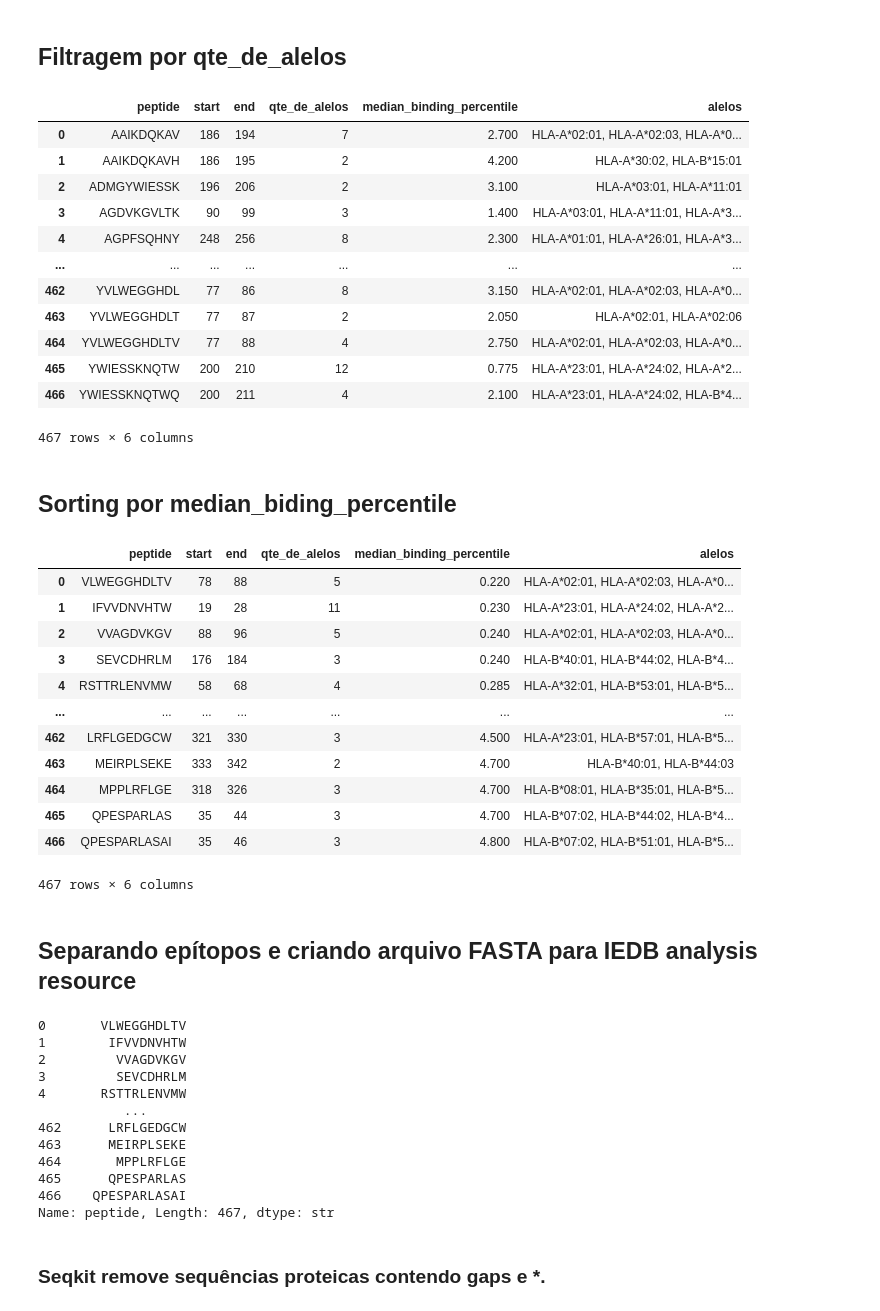
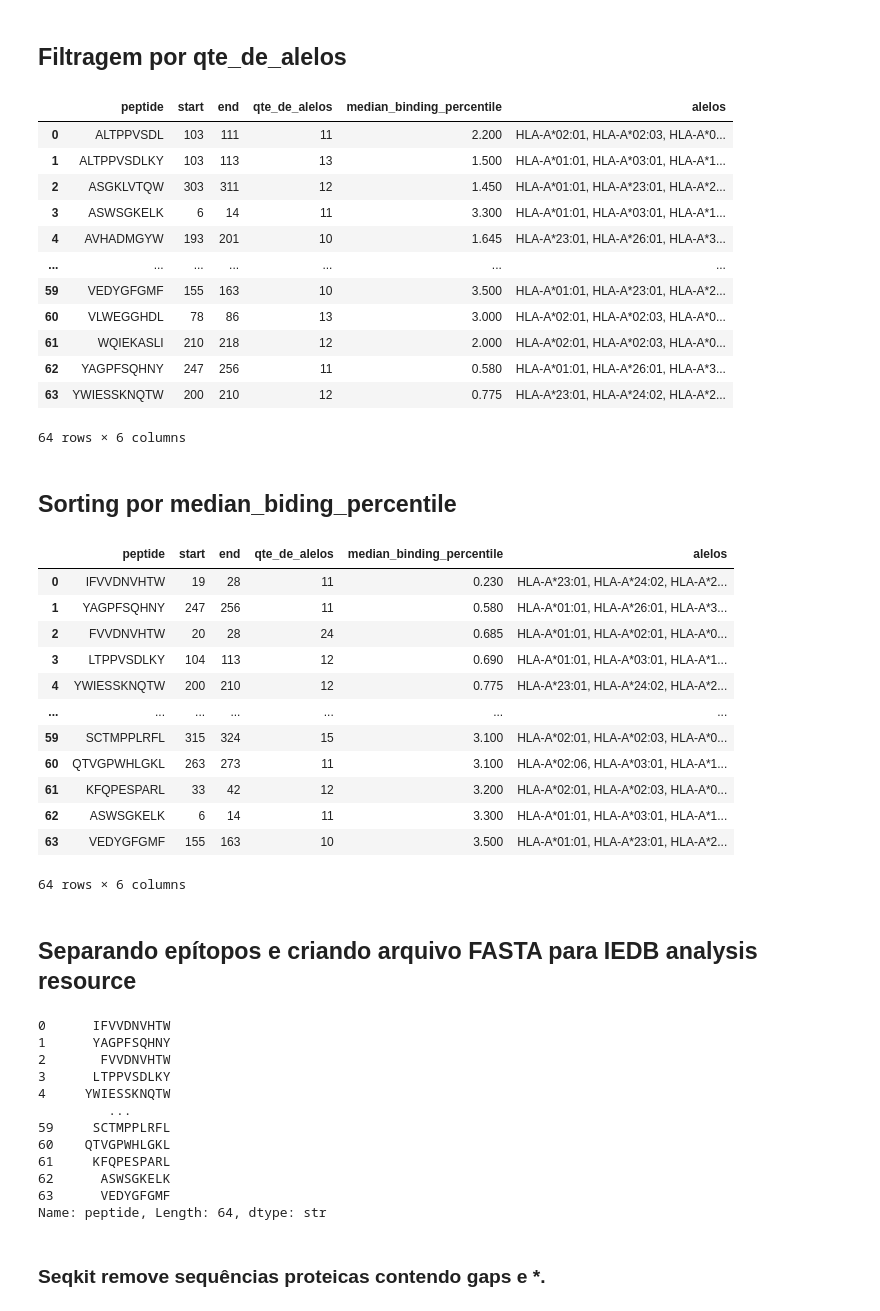
Before and after one commit to BuBitt/PIBIC-2026-DENV, a Jupyter notebook: Dados/DENV4/Epitopos/TCELL1_filter.ipynb, the cells around one changed output. Drawn from its saved outputs; the diff is of its cells as text; code cells hidden in the pictures.

```diff
--- a/Dados/DENV4/Epitopos/TCELL1_filter.ipynb
+++ b/Dados/DENV4/Epitopos/TCELL1_filter.ipynb
@@ -103,24 +101,24 @@ filtarar_por_qte_de_alelos = 2
 # %%
 # Filtro do número de alelos
 epitopos_repetidos = epitopos_repetidos[
-    epitopos_repetidos["qte_de_alelos"] >= filtarar_por_qte_de_alelos
+    epitopos_repetidos["qte_de_alelos"] >= parametros.filtarar_por_qte_de_alelos_tcc1
 ].reset_index(drop=True)
 
 epitopos_repetidos
 # %% [output]
 |  | peptide | start | end | qte_de_alelos | median_binding_percentile | alelos |
-| 0 | AAIKDQKAV | 186 | 194 | 7 | 2.700 | HLA-A*02:01, HLA-A*02:03, HLA-A*0... |
-| 1 | AAIKDQKAVH | 186 | 195 | 2 | 4.200 | HLA-A*30:02, HLA-B*15:01 |
-| 2 | ADMGYWIESSK | 196 | 206 | 2 | 3.100 | HLA-A*03:01, HLA-A*11:01 |
-| 3 | AGDVKGVLTK | 90 | 99 | 3 | 1.400 | HLA-A*03:01, HLA-A*11:01, HLA-A*3... |
-| 4 | AGPFSQHNY | 248 | 256 | 8 | 2.300 | HLA-A*01:01, HLA-A*26:01, HLA-A*3... |
+| 0 | ALTPPVSDL | 103 | 111 | 11 | 2.200 | HLA-A*02:01, HLA-A*02:03, HLA-A*0... |
+| 1 | ALTPPVSDLKY | 103 | 113 | 13 | 1.500 | HLA-A*01:01, HLA-A*03:01, HLA-A*1... |
+| 2 | ASGKLVTQW | 303 | 311 | 12 | 1.450 | HLA-A*01:01, HLA-A*23:01, HLA-A*2... |
+| 3 | ASWSGKELK | 6 | 14 | 11 | 3.300 | HLA-A*01:01, HLA-A*03:01, HLA-A*1... |
+| 4 | AVHADMGYW | 193 | 201 | 10 | 1.645 | HLA-A*23:01, HLA-A*26:01, HLA-A*3... |
 | ... | ... | ... | ... | ... | ... | ... |
-| 462 | YVLWEGGHDL | 77 | 86 | 8 | 3.150 | HLA-A*02:01, HLA-A*02:03, HLA-A*0... |
-| 463 | YVLWEGGHDLT | 77 | 87 | 2 | 2.050 | HLA-A*02:01, HLA-A*02:06 |
-| 464 | YVLWEGGHDLTV | 77 | 88 | 4 | 2.750 | HLA-A*02:01, HLA-A*02:03, HLA-A*0... |
-| 465 | YWIESSKNQTW | 200 | 210 | 12 | 0.775 | HLA-A*23:01, HLA-A*24:02, HLA-A*2... |
-| 466 | YWIESSKNQTWQ | 200 | 211 | 4 | 2.100 | HLA-A*23:01, HLA-A*24:02, HLA-B*4... |
+| 59 | VEDYGFGMF | 155 | 163 | 10 | 3.500 | HLA-A*01:01, HLA-A*23:01, HLA-A*2... |
+| 60 | VLWEGGHDL | 78 | 86 | 13 | 3.000 | HLA-A*02:01, HLA-A*02:03, HLA-A*0... |
+| 61 | WQIEKASLI | 210 | 218 | 12 | 2.000 | HLA-A*02:01, HLA-A*02:03, HLA-A*0... |
+| 62 | YAGPFSQHNY | 247 | 256 | 11 | 0.580 | HLA-A*01:01, HLA-A*26:01, HLA-A*3... |
+| 63 | YWIESSKNQTW | 200 | 210 | 12 | 0.775 | HLA-A*23:01, HLA-A*24:02, HLA-A*2... |
-467 rows × 6 columns
+64 rows × 6 columns
 # %% [markdown]
 ## Sorting por median_biding_percentile
 # %%
@@ -136,18 +134,18 @@ epitopos_repetidos = (
 epitopos_repetidos
 # %% [output]
 |  | peptide | start | end | qte_de_alelos | median_binding_percentile | alelos |
-| 0 | VLWEGGHDLTV | 78 | 88 | 5 | 0.220 | HLA-A*02:01, HLA-A*02:03, HLA-A*0... |
-| 1 | IFVVDNVHTW | 19 | 28 | 11 | 0.230 | HLA-A*23:01, HLA-A*24:02, HLA-A*2... |
-| 2 | VVAGDVKGV | 88 | 96 | 5 | 0.240 | HLA-A*02:01, HLA-A*02:03, HLA-A*0... |
-| 3 | SEVCDHRLM | 176 | 184 | 3 | 0.240 | HLA-B*40:01, HLA-B*44:02, HLA-B*4... |
-| 4 | RSTTRLENVMW | 58 | 68 | 4 | 0.285 | HLA-A*32:01, HLA-B*53:01, HLA-B*5... |
+| 0 | IFVVDNVHTW | 19 | 28 | 11 | 0.230 | HLA-A*23:01, HLA-A*24:02, HLA-A*2... |
+| 1 | YAGPFSQHNY | 247 | 256 | 11 | 0.580 | HLA-A*01:01, HLA-A*26:01, HLA-A*3... |
+| 2 | FVVDNVHTW | 20 | 28 | 24 | 0.685 | HLA-A*01:01, HLA-A*02:01, HLA-A*0... |
+| 3 | LTPPVSDLKY | 104 | 113 | 12 | 0.690 | HLA-A*01:01, HLA-A*03:01, HLA-A*1... |
+| 4 | YWIESSKNQTW | 200 | 210 | 12 | 0.775 | HLA-A*23:01, HLA-A*24:02, HLA-A*2... |
 | ... | ... | ... | ... | ... | ... | ... |
-| 462 | LRFLGEDGCW | 321 | 330 | 3 | 4.500 | HLA-A*23:01, HLA-B*57:01, HLA-B*5... |
-| 463 | MEIRPLSEKE | 333 | 342 | 2 | 4.700 | HLA-B*40:01, HLA-B*44:03 |
-| 464 | MPPLRFLGE | 318 | 326 | 3 | 4.700 | HLA-B*08:01, HLA-B*35:01, HLA-B*5... |
-| 465 | QPESPARLAS | 35 | 44 | 3 | 4.700 | HLA-B*07:02, HLA-B*44:02, HLA-B*4... |
-| 466 | QPESPARLASAI | 35 | 46 | 3 | 4.800 | HLA-B*07:02, HLA-B*51:01, HLA-B*5... |
+| 59 | SCTMPPLRFL | 315 | 324 | 15 | 3.100 | HLA-A*02:01, HLA-A*02:03, HLA-A*0... |
+| 60 | QTVGPWHLGKL | 263 | 273 | 11 | 3.100 | HLA-A*02:06, HLA-A*03:01, HLA-A*1... |
+| 61 | KFQPESPARL | 33 | 42 | 12 | 3.200 | HLA-A*02:01, HLA-A*02:03, HLA-A*0... |
+| 62 | ASWSGKELK | 6 | 14 | 11 | 3.300 | HLA-A*01:01, HLA-A*03:01, HLA-A*1... |
+| 63 | VEDYGFGMF | 155 | 163 | 10 | 3.500 | HLA-A*01:01, HLA-A*23:01, HLA-A*2... |
-467 rows × 6 columns
+64 rows × 6 columns
 # %% [markdown]
 ## Separando epítopos e criando arquivo FASTA para IEDB analysis resource
 # %%
@@ -160,18 +158,18 @@ with open("./peptideos_tcell_1.fasta", "w") as f:
 
 pepitides
 # %% [output]
-0       VLWEGGHDLTV
-1        IFVVDNVHTW
-2         VVAGDVKGV
-3         SEVCDHRLM
-4       RSTTRLENVMW
-           ...
-462      LRFLGEDGCW
-463      MEIRPLSEKE
-464       MPPLRFLGE
-465      QPESPARLAS
-466    QPESPARLASAI
-Name: peptide, Length: 467, dtype: str
+0      IFVVDNVHTW
+1      YAGPFSQHNY
+2       FVVDNVHTW
+3      LTPPVSDLKY
+4     YWIESSKNQTW
+         ...
+59     SCTMPPLRFL
+60    QTVGPWHLGKL
+61     KFQPESPARL
+62      ASWSGKELK
+63      VEDYGFGMF
+Name: peptide, Length: 64, dtype: str
 # %% [markdown]
 ### Seqkit remove sequências proteicas contendo gaps e *.
 # %%
```
Also changed, not shown: parts of 2 cells of this notebook, 4 other files.
